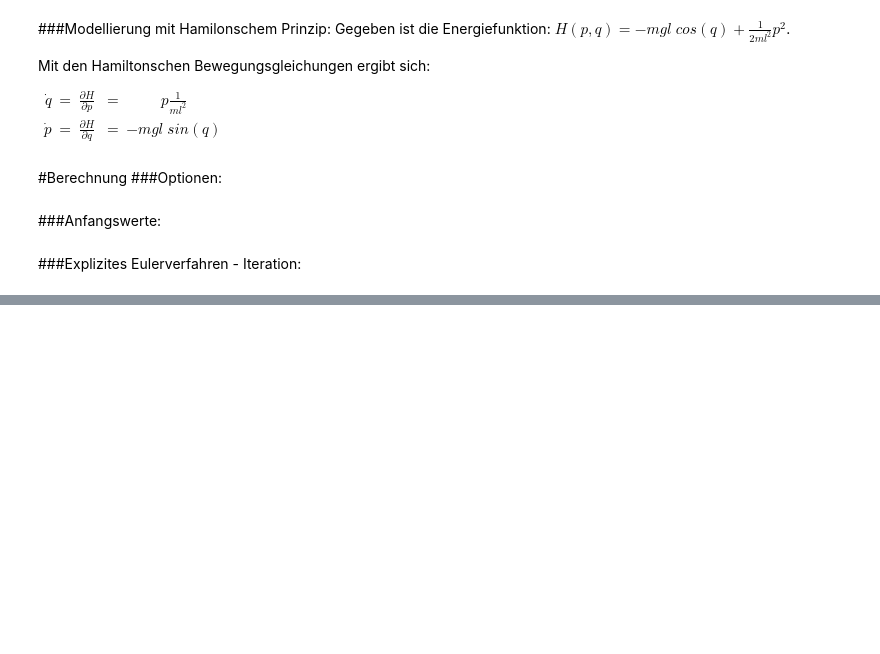
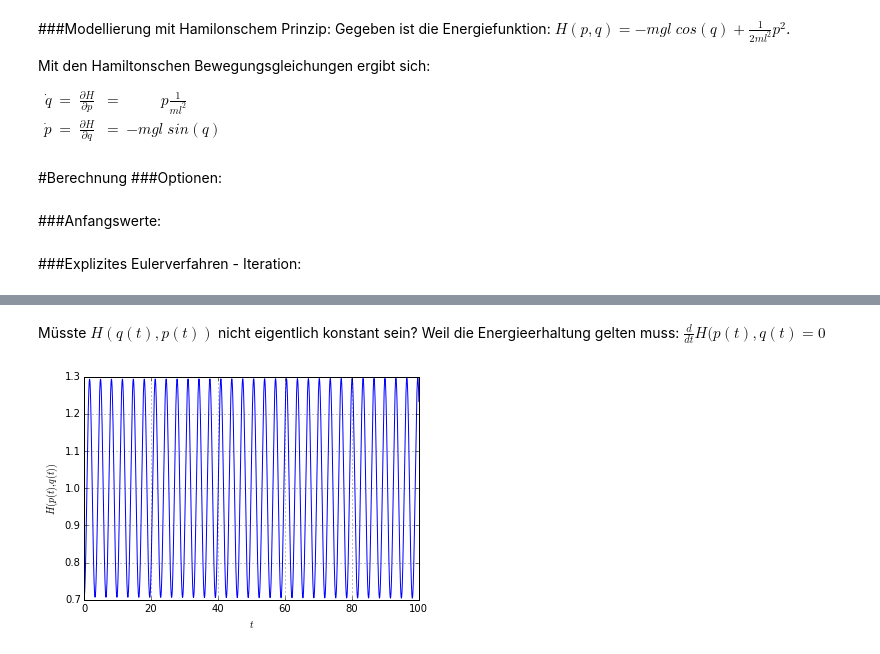
Before and after one commit to BerndSchwarzenbacher/numdiff, a Jupyter notebook: ueb1/aufgabe3.ipynb, the cells around one changed output, grey strips where cells are left out. Cells and saved outputs as stored; diff of their text form; code cells hidden in the pictures; blank space fills up the shorter version.

```diff
--- a/ueb1/aufgabe3.ipynb
+++ b/ueb1/aufgabe3.ipynb
@@ -68,0 +67,10 @@ plt.show()
+# %% [markdown]
+Müsste $H(q(t), p(t))$ nicht eigentlich konstant sein? Weil die Energieerhaltung gelten muss: $\frac{d}{dt} H(p(t),q(t) = 0$
+# %%
+H = np.cos(alpha) + alpha_dot**2 / 2
+plt.plot(time, H)
+plt.ylabel(r'$H(p(t),q(t))$')
+plt.xlabel(r'$t$')
+plt.grid()
+# %% [output]
+[figure, added]
```
Also changed, not shown: parts of 6 cells of this notebook.
